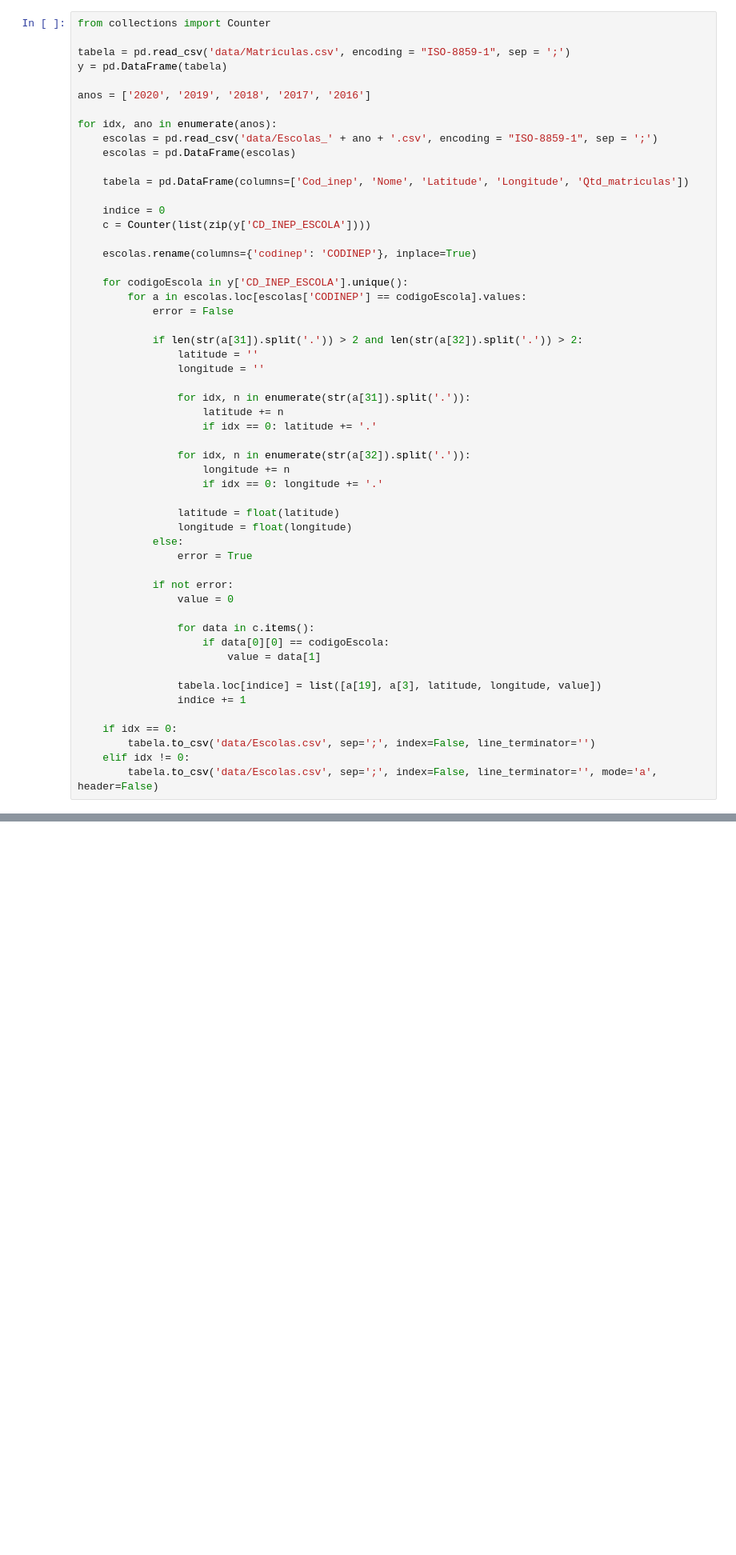
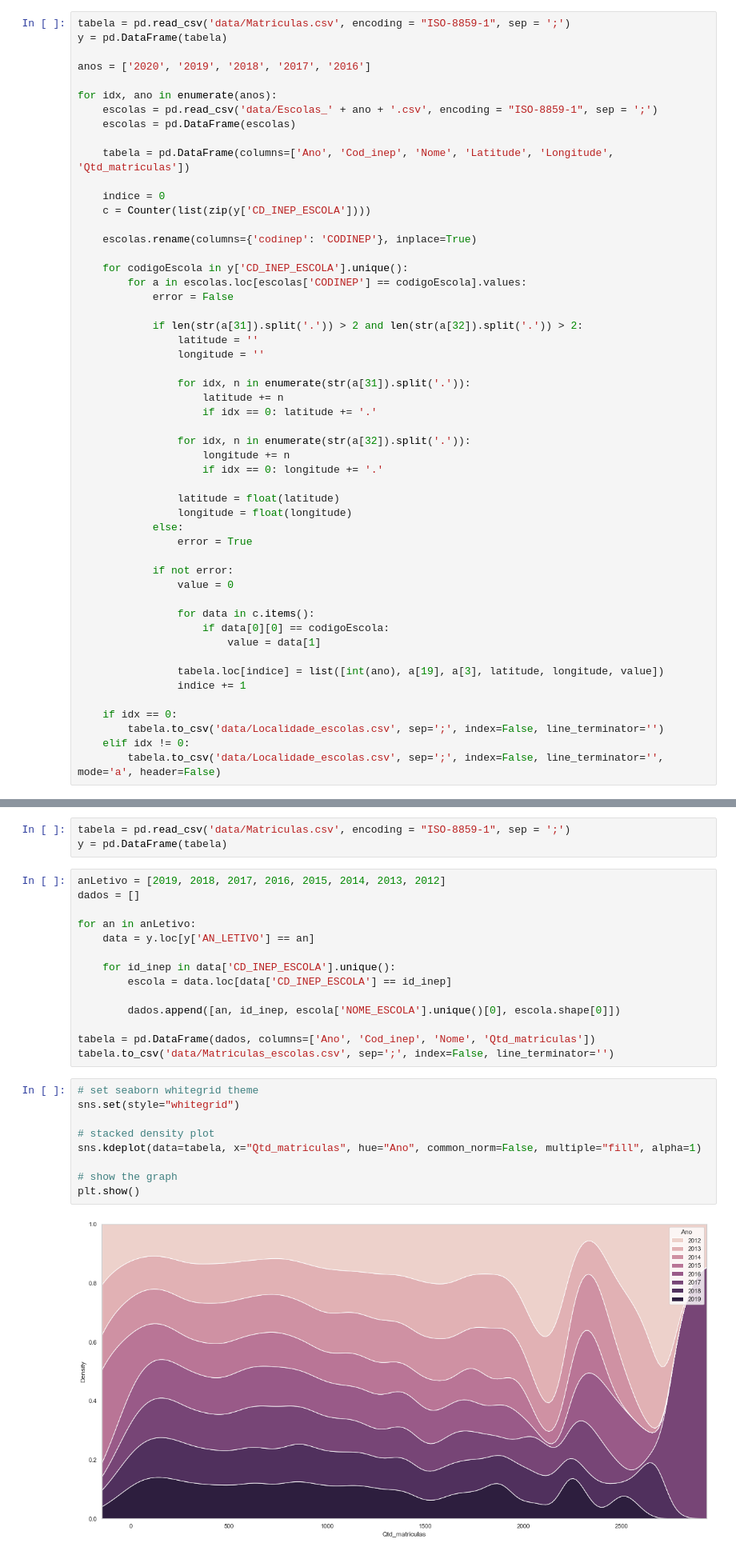
Before and after one commit to EnzoItaliano/visualizacao-dados, a Jupyter notebook: segunda_apresentacao.ipynb, the cells around one changed output, grey strips where cells are left out. Shown: that part at 80% size. Saved outputs shown, nothing was run; the diff lists cells and outputs as text; blank space fills up the shorter version.

Commit message:
Alteracoes na visualizacao ja existente, e adicionado nova visualizacao

```diff
--- a/segunda_apresentacao.ipynb
+++ b/segunda_apresentacao.ipynb
@@ -128,6 +154,4 @@ KeyboardInterrupt:
 # %%
-from collections import Counter
-
 tabela = pd.read_csv('data/Matriculas.csv', encoding = "ISO-8859-1", sep = ';')
 y = pd.DataFrame(tabela)
 
@@ -137,7 +161,7 @@ for idx, ano in enumerate(anos):
     escolas = pd.read_csv('data/Escolas_' + ano + '.csv', encoding = "ISO-8859-1", sep = ';')
     escolas = pd.DataFrame(escolas)
 
-    tabela = pd.DataFrame(columns=['Cod_inep', 'Nome', 'Latitude', 'Longitude', 'Qtd_matriculas'])
+    tabela = pd.DataFrame(columns=['Ano', 'Cod_inep', 'Nome', 'Latitude', 'Longitude', 'Qtd_matriculas'])
 
     indice = 0
     c = Counter(list(zip(y['CD_INEP_ESCOLA'])))
@@ -172,10 +196,10 @@ for idx, ano in enumerate(anos):
                     if data[0][0] == codigoEscola:
                         value = data[1]
 
-                tabela.loc[indice] = list([a[19], a[3], latitude, longitude, value])
+                tabela.loc[indice] = list([int(ano), a[19], a[3], latitude, longitude, value])
                 indice += 1
 
     if idx == 0:
-        tabela.to_csv('data/Escolas.csv', sep=';', index=False, line_terminator='')
+        tabela.to_csv('data/Localidade_escolas.csv', sep=';', index=False, line_terminator='')
     elif idx != 0:
-        tabela.to_csv('data/Escolas.csv', sep=';', index=False, line_terminator='', mode='a', header=False)
+        tabela.to_csv('data/Localidade_escolas.csv', sep=';', index=False, line_terminator='', mode='a', header=False)
@@ -188 +206,29 @@ for idx, ano in enumerate(anos):
+# %%
+tabela = pd.read_csv('data/Matriculas.csv', encoding = "ISO-8859-1", sep = ';')
+y = pd.DataFrame(tabela)
+# %%
+anLetivo = [2019, 2018, 2017, 2016, 2015, 2014, 2013, 2012]
+dados = []
+
+for an in anLetivo:
+    data = y.loc[y['AN_LETIVO'] == an]
+
+    for id_inep in data['CD_INEP_ESCOLA'].unique():
+        escola = data.loc[data['CD_INEP_ESCOLA'] == id_inep]
+
+        dados.append([an, id_inep, escola['NOME_ESCOLA'].unique()[0], escola.shape[0]])
+
+tabela = pd.DataFrame(dados, columns=['Ano', 'Cod_inep', 'Nome', 'Qtd_matriculas'])
+tabela.to_csv('data/Matriculas_escolas.csv', sep=';', index=False, line_terminator='')
+# %%
+# set seaborn whitegrid theme
+sns.set(style="whitegrid")
+
+# stacked density plot
+sns.kdeplot(data=tabela, x="Qtd_matriculas", hue="Ano", common_norm=False, multiple="fill", alpha=1)
+
+# show the graph
+plt.show()
+# %% [output]
+[figure, added]
 # %%
```
Also changed, not shown: parts of 6 cells of this notebook, 2 other files.
